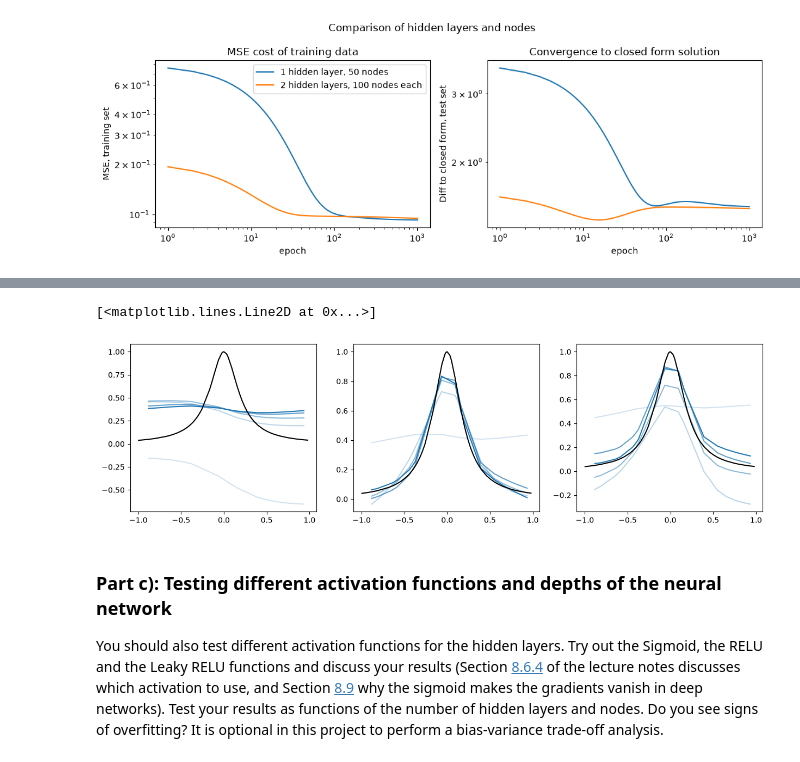
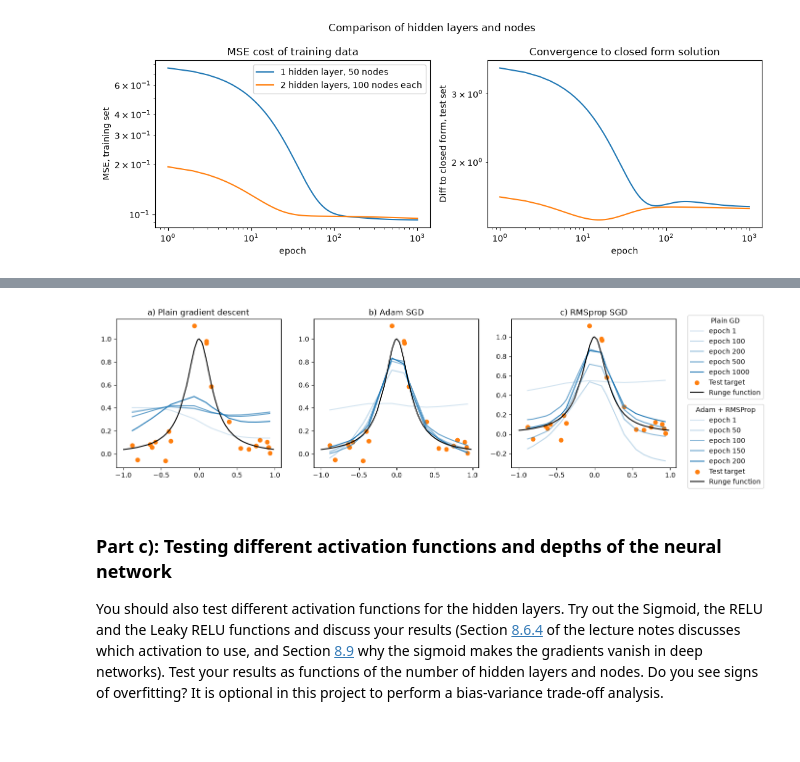
Before and after one commit to lukasMK01/FYS-STK4155, a Jupyter notebook: Project2.ipynb, the cells around one changed output, grey strips where cells are left out. Saved outputs shown, nothing was run; the diff lists cells and outputs as text; code cells hidden in the pictures; blank space fills up the shorter version.

```diff
--- a/Project2.ipynb
+++ b/Project2.ipynb
@@ -815,7 +734,7 @@ layers0, activation_funcs, activation_ders = setup_NN(X.shape, y_tr.shape, desig
 
 
 #Train the datasets with different optimiser steps
-layers_gd,  hist_gd, ytilde_gd  = train(layers0, x_tr, y_tr, x_te, y_te, step="plain", gamma=0.001, epochs=1000)
+layers_gd,  hist_gd, ytilde_gd  = train(layers0, x_tr, y_tr, x_te, y_te, step="plain", gamma=0.05, epochs=1000)
 layers_adam, hist_adam, ytilde_adam = train(layers0, x_tr, y_tr, x_te, y_te, step="adam", gamma=0.01,  epochs=200, batch_size=15)
 layers_rmsprop, hist_rmsprop, ytilde_rmsprop = train(layers0, x_tr, y_tr, x_te, y_te, step="rmsprop", gamma=0.01,  epochs=200, batch_size=15)
 
@@ -834,16 +753,20 @@ for name, L in [("GD, 1000 epochs", layers_gd), ("SGD+adam, 200 epochs", layers_
              float(cost_batch(L, x_te, activation_funcs, y_te))))
 
 fig, (ax1, ax2) = plt.subplots(1, 2, figsize=(11, 4))
-ax1.plot(hist_gd[:, 0], hist_gd[:, 1], label="gradient descent, $\\gamma=0.001$")
-ax1.plot(hist_adam[:, 0], hist_adam[:, 1], label="SGD + adam, $M=15$, $\\gamma=0.01$, $\\beta=0.9$")
-ax1.plot(hist_rmsprop[:, 0], hist_rmsprop[:, 1], label="SGD + rmsprop, $M=15$, $\\gamma=0.01$, $\\beta=0.9$")
+ax1.plot(hist_gd[:, 0], hist_gd[:, 1], label="gradient descent, $\\gamma=0.05$")
+ax1.plot(hist_adam[:, 0], hist_adam[:, 1], label="SGD + adam, $M=15$, $\\gamma=0.01$")
+ax1.plot(hist_rmsprop[:, 0], hist_rmsprop[:, 1], label="SGD + rmsprop, $M=15$, $\\gamma=0.01$")
 ax1.set_xlabel("epoch"); ax1.set_ylabel("MSE, training set"); ax1.set_xscale("log"); ax1.set_yscale("log"); ax1.legend()
+ax1.set_title("a) MSE cost of training data")
 
 ax2.semilogy(hist_gd[:, 0], hist_gd[:, 2])
 ax2.semilogy(hist_adam[:, 0], hist_adam[:, 2])
 ax2.semilogy(hist_rmsprop[:, 0], hist_rmsprop[:, 2])
 ax2.set_xlabel("epoch"); ax2.set_ylabel("Diff to closed form, test set"); ax2.set_xscale("log")#; ax2.set_ylim(0, 0.4)
+ax2.set_title("b) Convergence to OLS closed form solution")
 fig.suptitle("Skill of different optimiser methods")
-plt.tight_layout(); plt.show()
+plt.tight_layout()
+plt.savefig("NN_optimiser_comparison.png", dpi=500)
+plt.show()
 # %% [output]
 epoch   GD: cost  test diff     SGD+adam: cost  test diff    SGD+rmsprop: cost  test diff
@@ -884,44 +787,48 @@ ytilde_gd
 # %%
 
 #Getting the raw data to plot with the Runge function
 x_tr_raw, x_te_raw, _, _ = train_test_split(x, y, test_size=0.2, random_state=2026)
 
 order = np.argsort(x_te_raw)
 
 fig, ax = plt.subplots(1,3, figsize=(15, 4))
 ax[0].plot(x_te_raw[order], ytilde_gd[1][order, 0],  label="epoch 1",color="tab:blue",alpha=0.2)
-ax[0].plot(x_te_raw[order], ytilde_gd[100][order, 0],  label="epoch 50",color="tab:blue",alpha=0.3)
-ax[0].plot(x_te_raw[order], ytilde_gd[200][order, 0],  label="epoch 100",color="tab:blue",alpha=0.5)
-ax[0].plot(x_te_raw[order], ytilde_gd[500][order, 0],  label="epoch 150",color="tab:blue",alpha=0.7)
+ax[0].plot(x_te_raw[order], ytilde_gd[100][order, 0],  label="epoch 100",color="tab:blue",alpha=0.3)
+ax[0].plot(x_te_raw[order], ytilde_gd[200][order, 0],  label="epoch 200",color="tab:blue",alpha=0.5)
+ax[0].plot(x_te_raw[order], ytilde_gd[500][order, 0],  label="epoch 500",color="tab:blue",alpha=0.7)
 ax[0].plot(x_te_raw[order], ytilde_gd[-1][order, 0],  label="epoch 1000",color="tab:blue",alpha=1)
-
+ax[0].scatter(x_te_raw[order], y_te[order],  label="Test target",color="tab:orange",alpha=1)
 ax[0].plot(x, runge(x), "k", label="Runge function")
+ax[0].set_title("a) Plain gradient descent")
+# ax[0].legend(ncol=2,framealpha=0)
 
 ax[1].plot(x_te_raw[order], ytilde_adam[1][order, 0],  label="epoch 1",color="tab:blue",alpha=0.2)
 ax[1].plot(x_te_raw[order], ytilde_adam[50][order, 0],  label="epoch 50",color="tab:blue",alpha=0.3)
 ax[1].plot(x_te_raw[order], ytilde_adam[100][order, 0],  label="epoch 100",color="tab:blue",alpha=0.5)
 ax[1].plot(x_te_raw[order], ytilde_adam[150][order, 0],  label="epoch 150",color="tab:blue",alpha=0.7)
 ax[1].plot(x_te_raw[order], ytilde_adam[-1][order, 0],  label="epoch 200",color="tab:blue",alpha=1)
+ax[1].scatter(x_te_raw[order], y_te[order],  label="Test target",color="tab:orange",alpha=1)
 
 ax[1].plot(x, runge(x), "k", label="Runge function")
+ax[1].set_title("b) Adam SGD")
+# ax[1].legend(ncol=2,framealpha=0)
 
 ax[2].plot(x_te_raw[order], ytilde_rmsprop[1][order, 0],  label="epoch 1",color="tab:blue",alpha=0.2)
 ax[2].plot(x_te_raw[order], ytilde_rmsprop[50][order, 0],  label="epoch 50",color="tab:blue",alpha=0.3)
 ax[2].plot(x_te_raw[order], ytilde_rmsprop[100][order, 0],  label="epoch 100",color="tab:blue",alpha=0.5)
 ax[2].plot(x_te_raw[order], ytilde_rmsprop[150][order, 0],  label="epoch 150",color="tab:blue",alpha=0.7)
 ax[2].plot(x_te_raw[order], ytilde_rmsprop[-1][order, 0],  label="epoch 200",color="tab:blue",alpha=1)
+ax[2].scatter(x_te_raw[order], y_te[order],  label="Test target",color="tab:orange",alpha=1)
 
 ax[2].plot(x, runge(x), "k", label="Runge function")
-
-# #Different possible design matrices
-# fig, ax = plt.subplots(3, 1, figsize=(6, 12))
-# ax[0].plot(x_norm,runge(x_norm), label="Runge function")
-# ax[1].plot(x_norm**2, runge(x_norm), label="Runge function")
-# ax[2].plot(abs(x_norm), runge(x_norm))
-# plt.legend()
+ax[2].set_title("c) RMSprop SGD")
+# ax[2].legend(ncol=2,framealpha=0)
+ax[2].legend(bbox_to_anchor=(1.05, 0.45), title="Adam + RMSProp")
+ax[0].legend(bbox_to_anchor=(3.95, 1.05),title="Plain GD")
+plt.savefig("optimiser_predict_comparison.png", dpi=500)
+plt.show()
 # %% [output]
-[<matplotlib.lines.Line2D at 0x...>]
-[figure, old version]
+[figure, new version]
 # %% [markdown]
 ### Part c): Testing different activation functions and depths of the neural network
 
```
Also changed, not shown: parts of 9 cells of this notebook.
